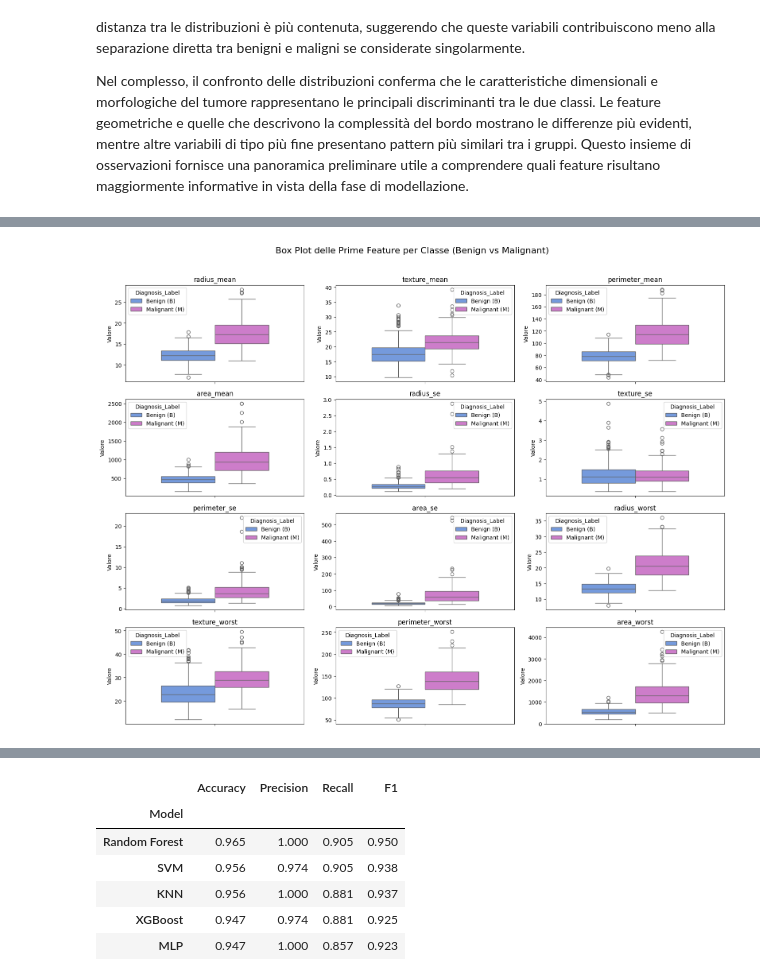
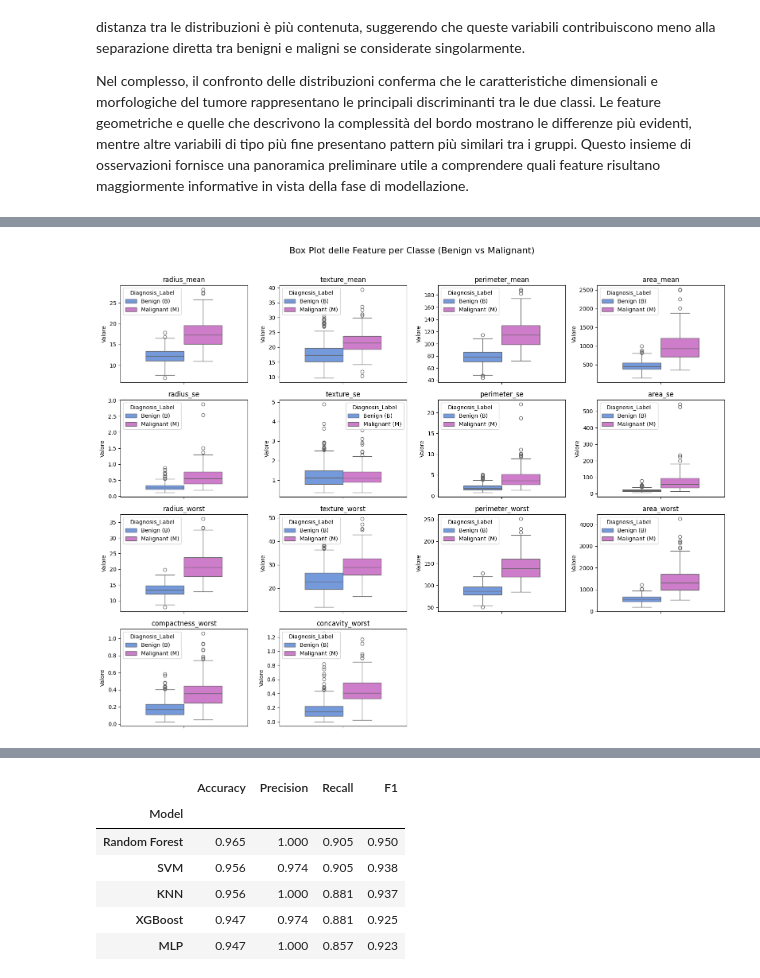
Before and after one commit to Pandanna/Data-Mining-Project, a Jupyter notebook: Cancer_dataset.ipynb, the cells around one changed output, grey strips where cells are left out. Drawn from its saved outputs; the diff is of its cells as text; code cells hidden in the pictures.

```diff
--- a/Cancer_dataset.ipynb
+++ b/Cancer_dataset.ipynb
@@ -153,6 +151,7 @@ color_map_dict = {'Benign (B)': 'cornflowerblue', 'Malignant (M)': 'orchid'}
 # Copia e crea la colonna etichettata
 df_plot = df.copy()
 df_plot['Diagnosis_Label'] = df[class_column_name].map(class_map)
+df_plot = df_plot.drop(columns=[class_column_name])
 
 #Grafico a Torta (Distribuzione Classi)
 plt.figure(figsize=(6, 6))
@@ -181,16 +184,10 @@ plt.show()
 
 plt.figure(figsize=(15, 7))
 
-# Ottieni l'ordine delle classi effettive nel DataFrame
-class_order = df_plot['Diagnosis_Label'].unique()
+# Grafico delle coordinate parallele
+parallel_coordinates(df_plot, 'Diagnosis_Label', color=['orchid', 'cornflowerblue'], alpha=0.5)
 
-# Applica la color map in base all'ordine
-colors = [color_map_dict[label] for label in class_order]
-
-# Grafico delle coordinate parallele
-parallel_coordinates(df_plot, 'Diagnosis_Label', color=colors)
-
-plt.title('Coordinate Parallele (WDBC - Dati NON Scalati)')
+plt.title('Coordinate Parallele')
 plt.xticks(rotation=45)
 plt.tight_layout()
 plt.show()
@@ -213,26 +210,23 @@ Al contrario, alcune feature come smoothness_mean, symmetry_mean e fractal_dimen
 
 Nel complesso, il confronto delle distribuzioni conferma che le caratteristiche dimensionali e morfologiche del tumore rappresentano le principali discriminanti tra le due classi. Le feature geometriche e quelle che descrivono la complessità del bordo mostrano le differenze più evidenti, mentre altre variabili di tipo più fine presentano pattern più similari tra i gruppi. Questo insieme di osservazioni fornisce una panoramica preliminare utile a comprendere quali feature risultano maggiormente informative in vista della fase di modellazione.
 # %%
-# Prime 12 feature
-features_to_plot = feature_column_names[0:12]
-
-# Costruisci la palette
-palette = {label: color for label, color in color_map_dict.items()}
+## --- Istogrammi Distribuzioni Feature ---
+# Visualizza come le feature discriminano tra classi
 
 plt.figure(figsize=(16, 12))
-for i, feature in enumerate(features_to_plot):
-    plt.subplot(4, 3, i + 1)
+for i, feature in enumerate(feature_column_names):
+    plt.subplot(4, 4, i + 1)
     sns.histplot(
         df_plot,
         x=feature,
         hue='Diagnosis_Label',
         kde=True,
-        palette=palette,
+        palette=colors,
         element='step'
     )
     plt.title(f'Distribuzione di {feature}')
 
 plt.tight_layout()
-plt.suptitle('Distribuzione delle Prime 12 Feature per Classe', y=1.02, fontsize=16)
+plt.suptitle('Distribuzione delle Feature per Classe', y=1.02, fontsize=16)
 plt.show()
 # %% [output]
@@ -240,26 +238,23 @@ plt.show()
 # %%
-## --- VISUALIZZAZIONI (Box Plot) ---
-
-
-# Selezioniamo le prime 12 feature
-features_to_plot = feature_column_names[:12]
+## --- Box Plots per Feature Selezionate ---
+# Visualizzazione alternativa per vedere outlier e distribuzione
 
 plt.figure(figsize=(16, 12))
-for i, feature in enumerate(features_to_plot):
-    plt.subplot(4, 3, i + 1)
+for i, feature in enumerate(feature_column_names):
+    plt.subplot(4, 4, i + 1)
     sns.boxplot(
         df_plot,
         hue='Diagnosis_Label',
         y=feature,
         palette=color_map_dict,
         width=0.6
     )
     plt.title(feature)
     plt.ylabel('Valore')
 
-plt.suptitle('Box Plot delle Prime Feature per Classe (Benign vs Malignant)', y=1.02, fontsize=16)
+plt.suptitle('Box Plot delle Feature per Classe (Benign vs Malignant)', y=1.02, fontsize=16)
 plt.tight_layout()
 plt.show()
 # %% [output]
-[figure, old version]
+[figure, new version]
 # %% [markdown]
```
Also changed, not shown: parts of 33 cells of this notebook.
